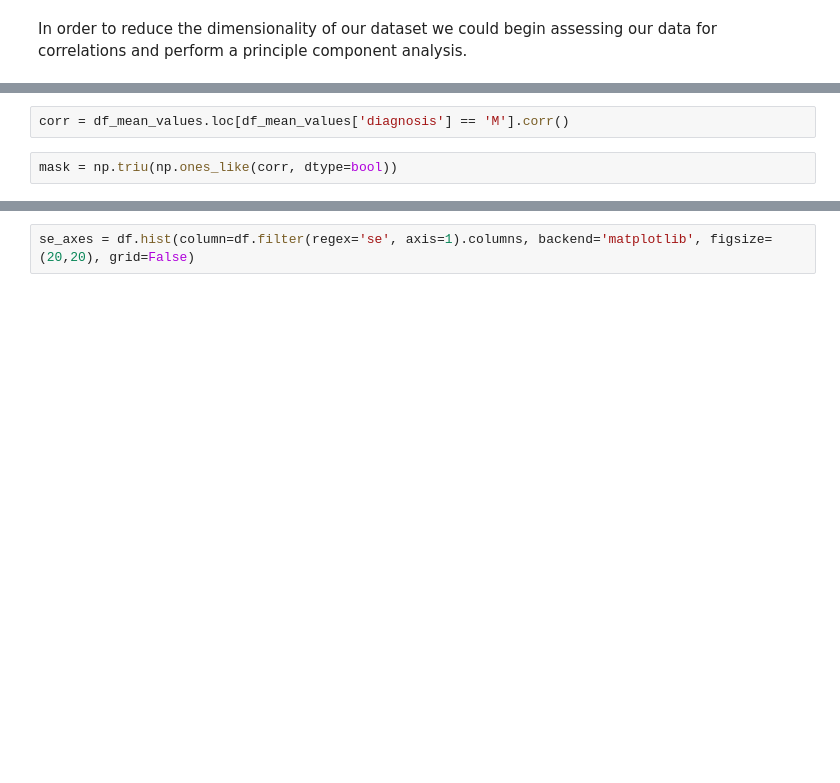
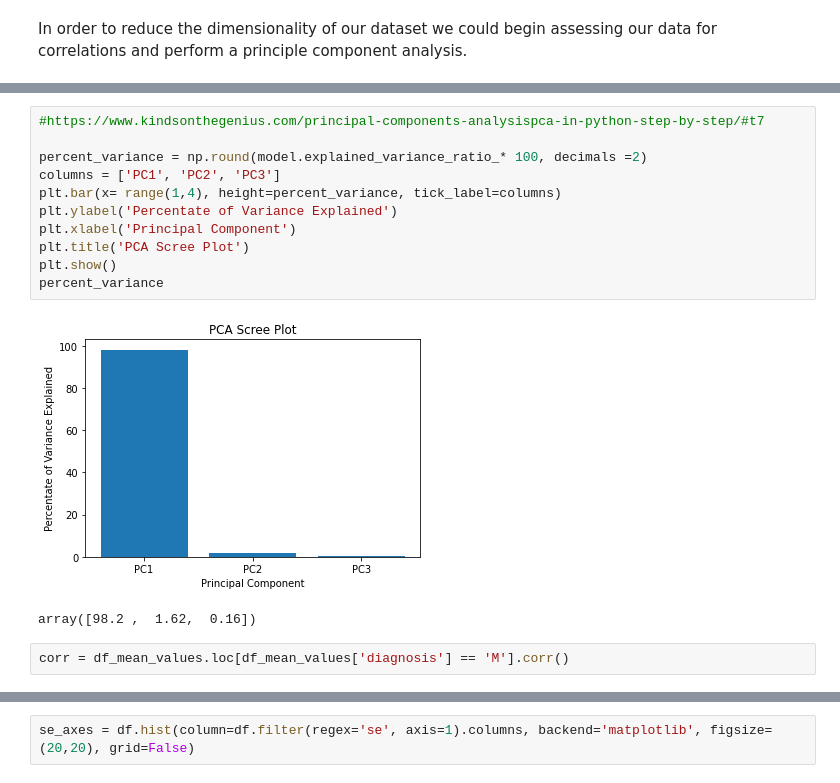
Before and after one commit to magg01/Predicting_metastatic_breast_cancer, a Jupyter notebook: Coursework/Predicting Metastatic Breast Cancer.ipynb, the cells around one changed output, grey strips where cells are left out. Cells and saved outputs as stored; diff of their text form; blank space fills up the shorter version.

Commit message:
PCA analysis testing done

```diff
--- a/Coursework/Predicting Metastatic Breast Cancer.ipynb
+++ b/Coursework/Predicting Metastatic Breast Cancer.ipynb
@@ -342,4 +394,16 @@ In order to reduce the dimensionality of our dataset we could begin assessing ou
+# %%
+#https://www.kindsonthegenius.com/principal-components-analysispca-in-python-step-by-step/#t7
+
+percent_variance = np.round(model.explained_variance_ratio_* 100, decimals =2)
+columns = ['PC1', 'PC2', 'PC3']
+plt.bar(x= range(1,4), height=percent_variance, tick_label=columns)
+plt.ylabel('Percentate of Variance Explained')
+plt.xlabel('Principal Component')
+plt.title('PCA Scree Plot')
+plt.show()
+percent_variance
+# %% [output]
+[figure, added]
+array([98.2 ,  1.62,  0.16])
 # %%
 corr = df_mean_values.loc[df_mean_values['diagnosis'] == 'M'].corr()
-# %%
-mask = np.triu(np.ones_like(corr, dtype=bool))
```
Also changed, not shown: parts of 12 cells of this notebook.
